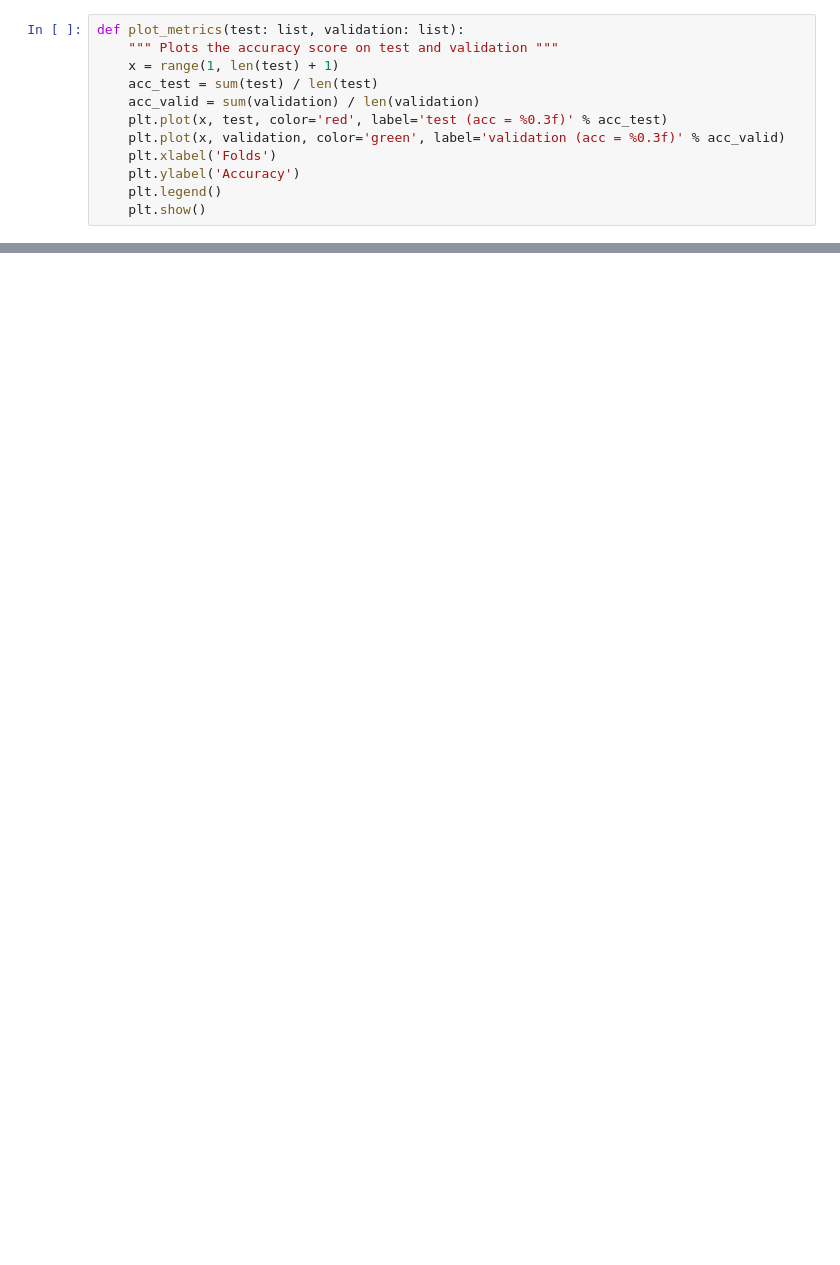
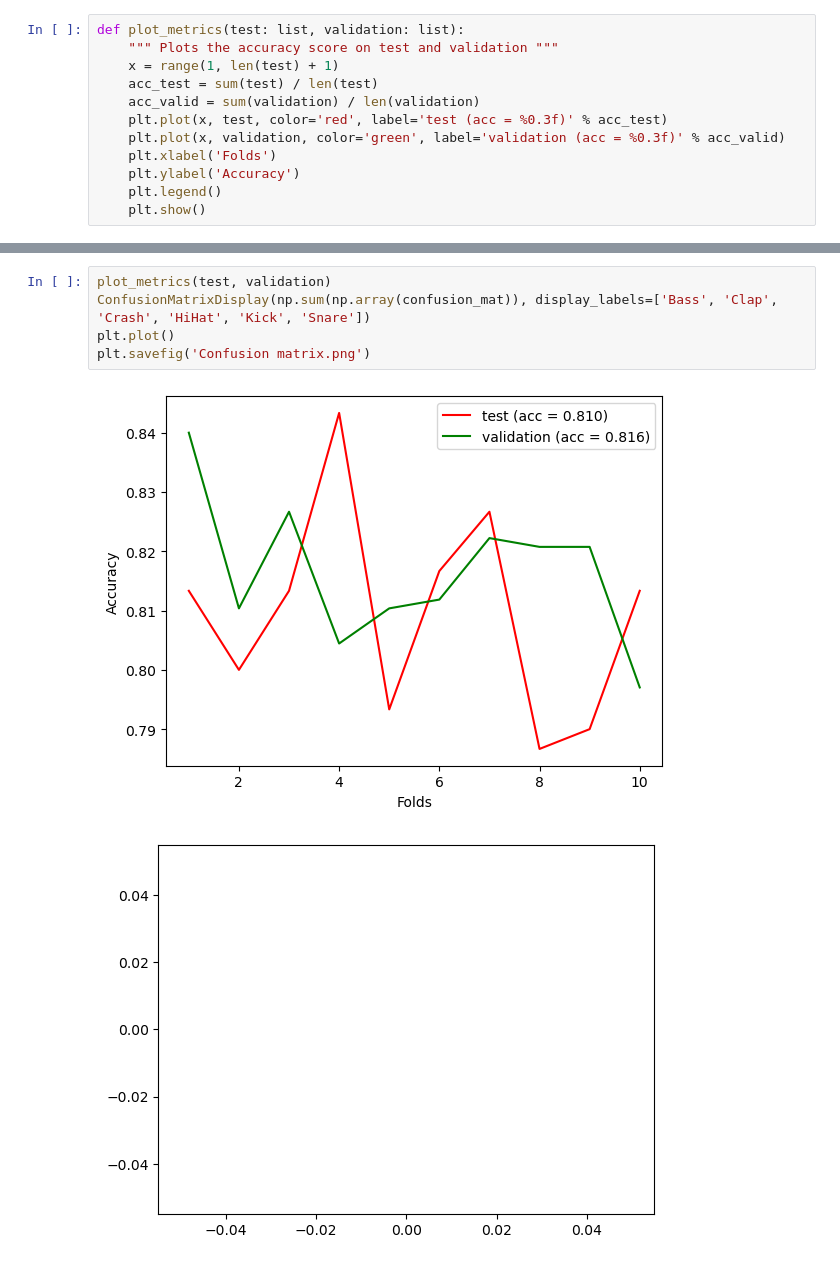
Before and after one commit to ddzina/drums-classification, a Jupyter notebook: SVM_Classifier.ipynb, the cells around one changed output, grey strips where cells are left out. Drawn from its saved outputs; the diff is of its cells as text; blank space fills up the shorter version.

```diff
--- a/SVM_Classifier.ipynb
+++ b/SVM_Classifier.ipynb
@@ -105,0 +117,8 @@ Loss on test: 0.728, Loss on validation: 0.8774422735346359
+# %%
+plot_metrics(test, validation)
+ConfusionMatrixDisplay(np.sum(np.array(confusion_mat)), display_labels=['Bass', 'Clap', 'Crash', 'HiHat', 'Kick', 'Snare'])
+plt.plot()
+plt.savefig('Confusion matrix.png')
+# %% [output]
+[figure, added]
+[figure, added]
```
Also changed, not shown: parts of 6 cells of this notebook, 1 other file.
